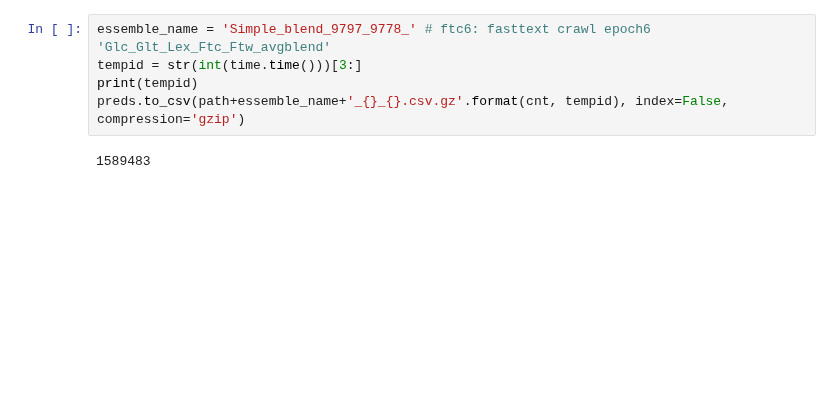
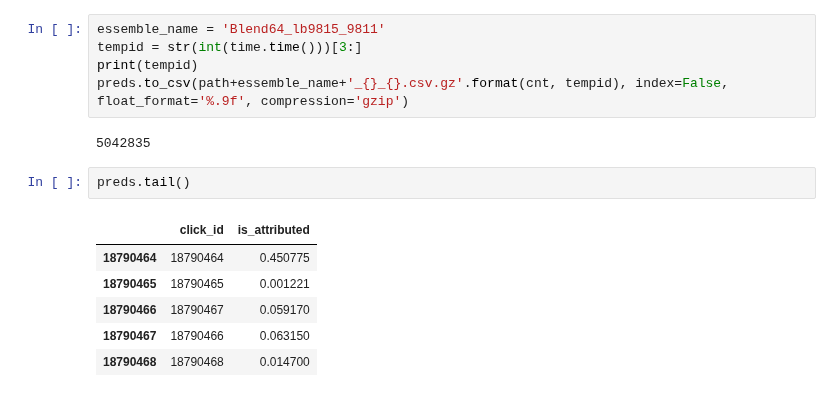
Before and after one commit to wluo-personal/Kaggle, a Jupyter notebook: talkingdata/sc/blend_and_analysis.ipynb, the cells around one changed output. Drawn from its saved outputs; the diff is of its cells as text; blank space fills up the shorter version.

```diff
--- a/talkingdata/sc/blend_and_analysis.ipynb
+++ b/talkingdata/sc/blend_and_analysis.ipynb
@@ -149,7 +141,16 @@ print(tempid)
 # %%
-essemble_name = 'Simple_blend_9797_9778_' # ftc6: fasttext crawl epoch6 'Glc_Glt_Lex_Ftc_Ftw_avgblend'
+essemble_name = 'Blend64_lb9815_9811'
 tempid = str(int(time.time()))[3:]
 print(tempid)
-preds.to_csv(path+essemble_name+'_{}_{}.csv.gz'.format(cnt, tempid), index=False, compression='gzip')
+preds.to_csv(path+essemble_name+'_{}_{}.csv.gz'.format(cnt, tempid), index=False, float_format='%.9f', compression='gzip')
 # %% [output]
-1589483
+5042835
+# %%
+preds.tail()
+# %% [output]
+|  | click_id | is_attributed |
+| 18790464 | 18790464 | 0.450775 |
+| 18790465 | 18790465 | 0.001221 |
+| 18790466 | 18790467 | 0.059170 |
+| 18790467 | 18790466 | 0.063150 |
+| 18790468 | 18790468 | 0.014700 |
```
Also changed, not shown: parts of 15 cells of this notebook, 11 other files.
